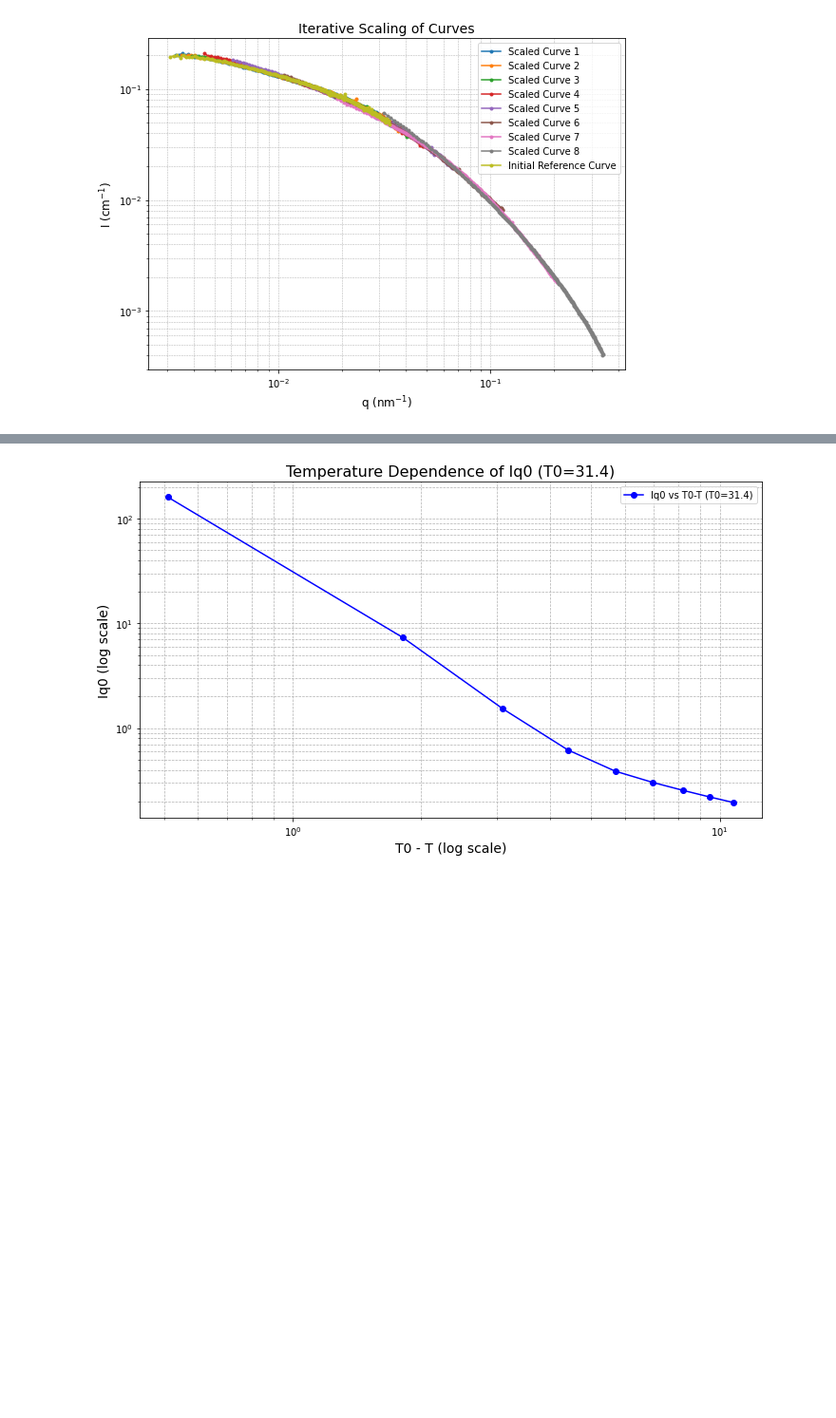
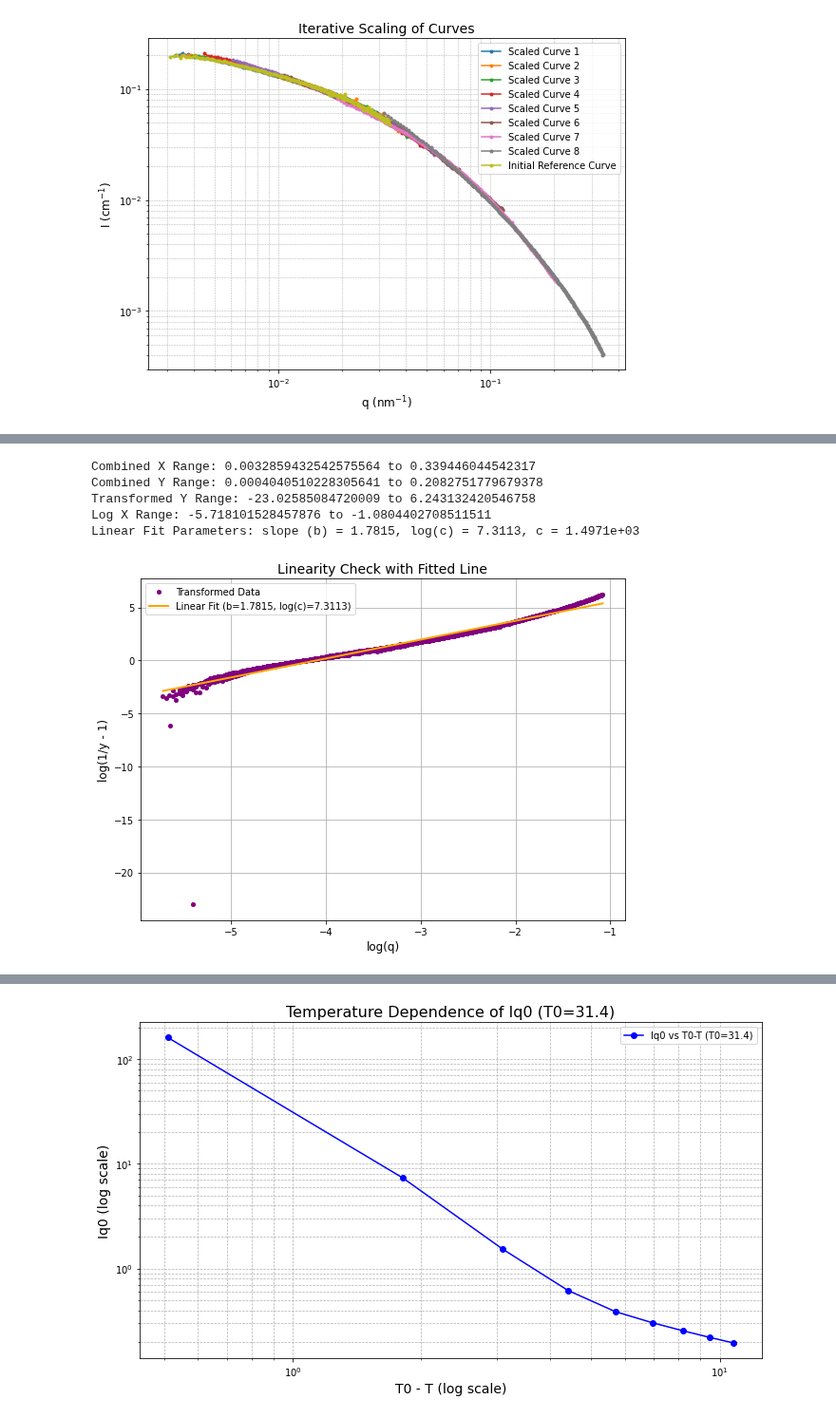
Before and after one commit to AZjk/llps-saxpcs, a Jupyter notebook: H06/H06_SAXS_Scaling.ipynb, the cells around one changed output, grey strips where cells are left out. Shown at 95% size. Saved outputs shown, nothing was run; the diff lists cells and outputs as text; code cells hidden in the pictures; blank space fills up the shorter version.

```diff
--- a/H06/H06_SAXS_Scaling.ipynb
+++ b/H06/H06_SAXS_Scaling.ipynb
@@ -287,0 +402,69 @@ Curve 9: Fitted Iq0 = 160.6682, Fitted x = 721.2847
+# %%
+
+# Define the fitting function
+def fit_function(x, a, b, c):
+    return a / (1 + (c * x)**b)
+
+# Combine all scaled data into a single dataset for fitting
+def combine_scaled_data(scaled_curves):
+    """
+    Combine all scaled curves into a single dataset, ensuring only positive x and y values are included.
+    """
+    all_x, all_y = [], []
+    for scaled_x, scaled_y in scaled_curves:
+        valid_indices = (scaled_x > 0) & (scaled_y > 0)  # Ensure x > 0 and y > 0
+        all_x.extend(scaled_x[valid_indices])
+        all_y.extend(scaled_y[valid_indices])
+    return np.array(all_x), np.array(all_y)
+
+# Combine the scaled data
+combined_x, combined_y = combine_scaled_data(scaled_curves)
+# Debug: Check data ranges
+print(f"Combined X Range: {combined_x.min()} to {combined_x.max()}")
+print(f"Combined Y Range: {combined_y.min()} to {combined_y.max()}")
+
+# Normalize y for better numerical stability
+normalized_y = combined_y / np.max(combined_y)
+
+# Add a small epsilon to avoid infinities in the transformation
+epsilon = 1e-10
+normalized_y = np.clip(normalized_y, epsilon, 1 - epsilon)
+
+# Calculate log(1/y - 1) and log(x)
+transformed_y = np.log(1 / normalized_y - 1)
+log_x = np.log(combined_x)
+
+# Debug: Check transformed data
+print(f"Transformed Y Range: {transformed_y.min()} to {transformed_y.max()}")
+print(f"Log X Range: {log_x.min()} to {log_x.max()}")
+
+# Fit a linear model to log(1/y - 1) vs log(x)
+def linear_model(x, m, c):
+    return m * x + c
+
+popt, pcov = curve_fit(linear_model, log_x, transformed_y)
+b_fixed, log_c_fixed = popt  # Slope and intercept
+c_fixed = np.exp(log_c_fixed)  # Convert log(c) to c
+print(f"Linear Fit Parameters: slope (b) = {b_fixed:.4f}, log(c) = {log_c_fixed:.4f}, c = {c_fixed:.4e}")
+
+# Generate the fitted line
+fitted_line = linear_model(log_x, b_fixed, log_c_fixed)
+
+# Plot the linearity check with fitted line
+plt.figure(figsize=(8, 6))
+plt.plot(log_x, transformed_y, 'o', label='Transformed Data', color='purple', markersize=4)
+plt.plot(log_x, fitted_line, label=f'Linear Fit (b={b_fixed:.4f}, log(c)={log_c_fixed:.4f})', color='orange', linewidth=2)
+plt.xlabel('log(q)', fontsize=12)
+plt.ylabel('log(1/y - 1)', fontsize=12)
+plt.title('Linearity Check with Fitted Line', fontsize=14)
+plt.legend()
+plt.grid()
+plt.tight_layout()
+plt.show()
+# %% [output]
+Combined X Range: 0.0032859432542575564 to 0.339446044542317
+Combined Y Range: 0.0004040510228305641 to 0.2082751779679378
+Transformed Y Range: -23.02585084720009 to 6.243132420546758
+Log X Range: -5.718101528457876 to -1.0804402708511511
+Linear Fit Parameters: slope (b) = 1.7815, log(c) = 7.3113, c = 1.4971e+03
+[figure, added]
```
Also changed, not shown: parts of 4 cells of this notebook, 1 other file.
